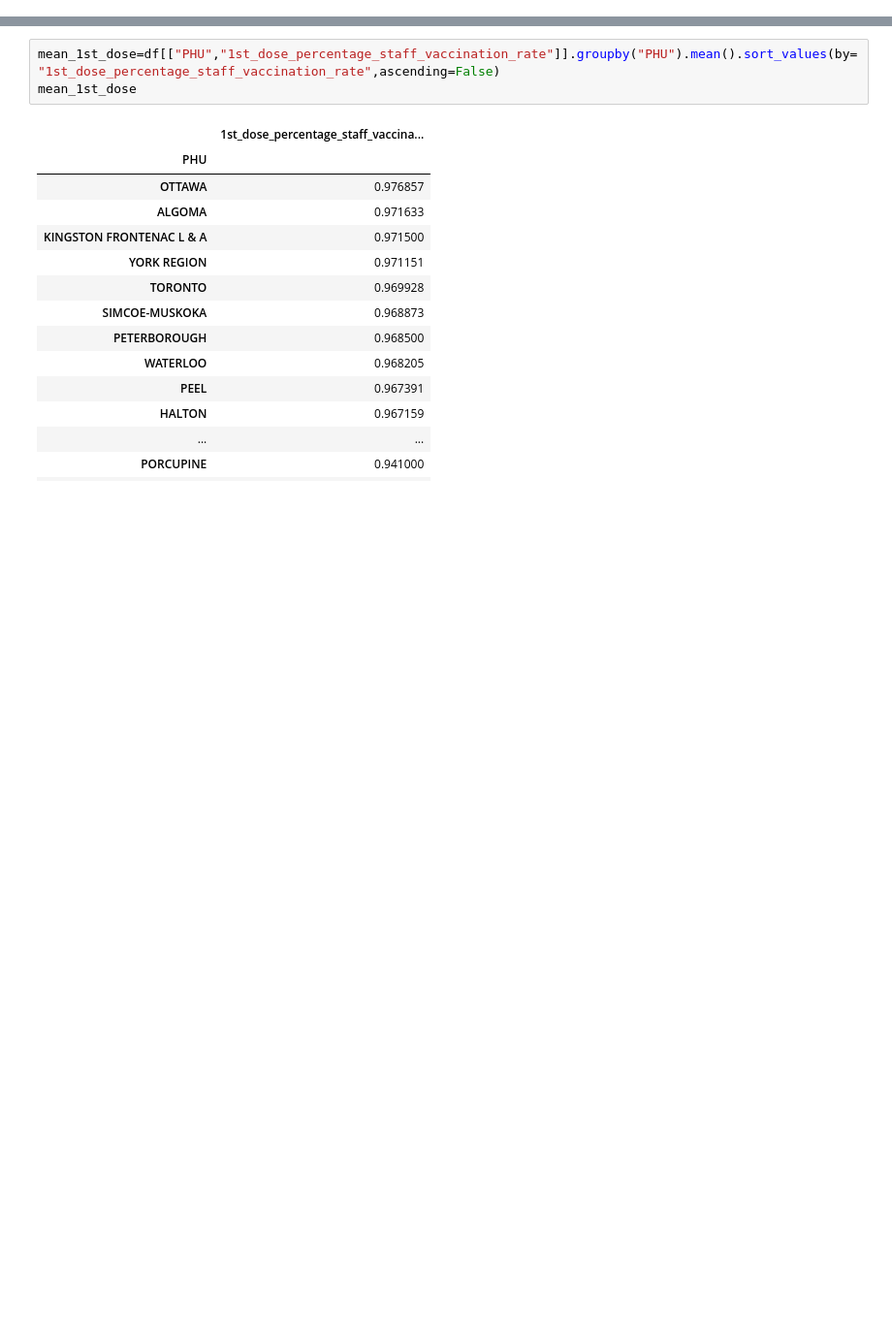
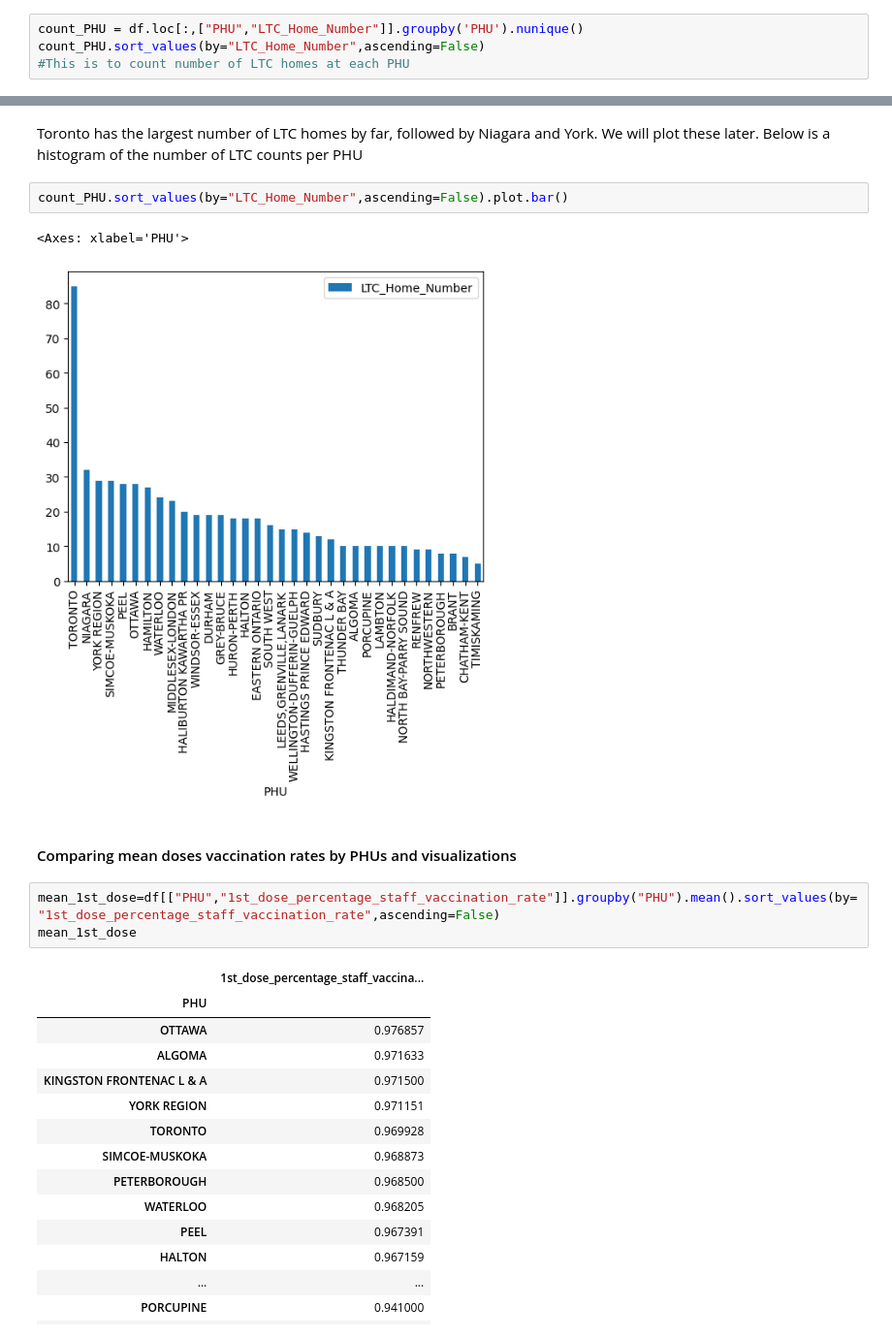
Before and after one commit to chrisdharma/ai4ph-class, a Jupyter notebook: notebook_assgn_ai4ph.ipynb, the cells around one changed output, grey strips where cells are left out. Shown: that part at 97% size. Cells and saved outputs as stored; diff of their text form; blank space fills up the shorter version.

```diff
--- a/notebook_assgn_ai4ph.ipynb
+++ b/notebook_assgn_ai4ph.ipynb
@@ -43,0 +65,4 @@ count_PHU = df['PHU'].value_counts()
+# %%
+count_PHU = df.loc[:,["PHU","LTC_Home_Number"]].groupby('PHU').nunique()
+count_PHU.sort_values(by="LTC_Home_Number",ascending=False)
+#This is to count number of LTC homes at each PHU
@@ -44,3 +88,12 @@ count_PHU = df['PHU'].value_counts()
+# %% [markdown]
+Toronto has the largest number of LTC homes by far, followed by Niagara and York. We will plot these later. Below is a histogram of the number of LTC counts per PHU
+# %%
+count_PHU.sort_values(by="LTC_Home_Number",ascending=False).plot.bar()
+# %% [output]
+<Axes: xlabel='PHU'>
+[figure, added]
+# %% [markdown]
+#### Comparing mean doses vaccination rates by PHUs and visualizations
 # %%
 mean_1st_dose=df[["PHU","1st_dose_percentage_staff_vaccination_rate"]].groupby("PHU").mean().sort_values(by="1st_dose_percentage_staff_vaccination_rate",ascending=False)
 mean_1st_dose
```
Also changed, not shown: parts of 19 cells of this notebook, 1 other file.
